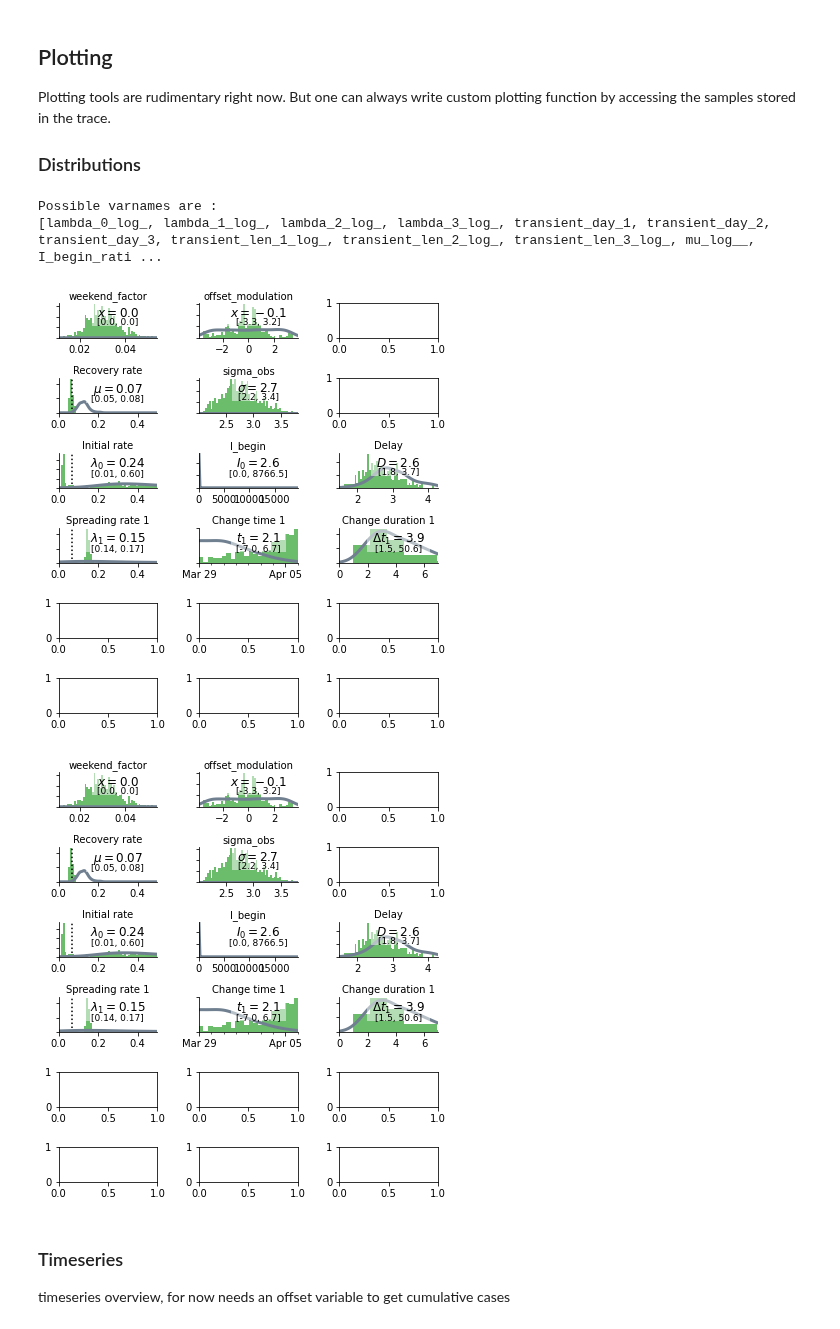
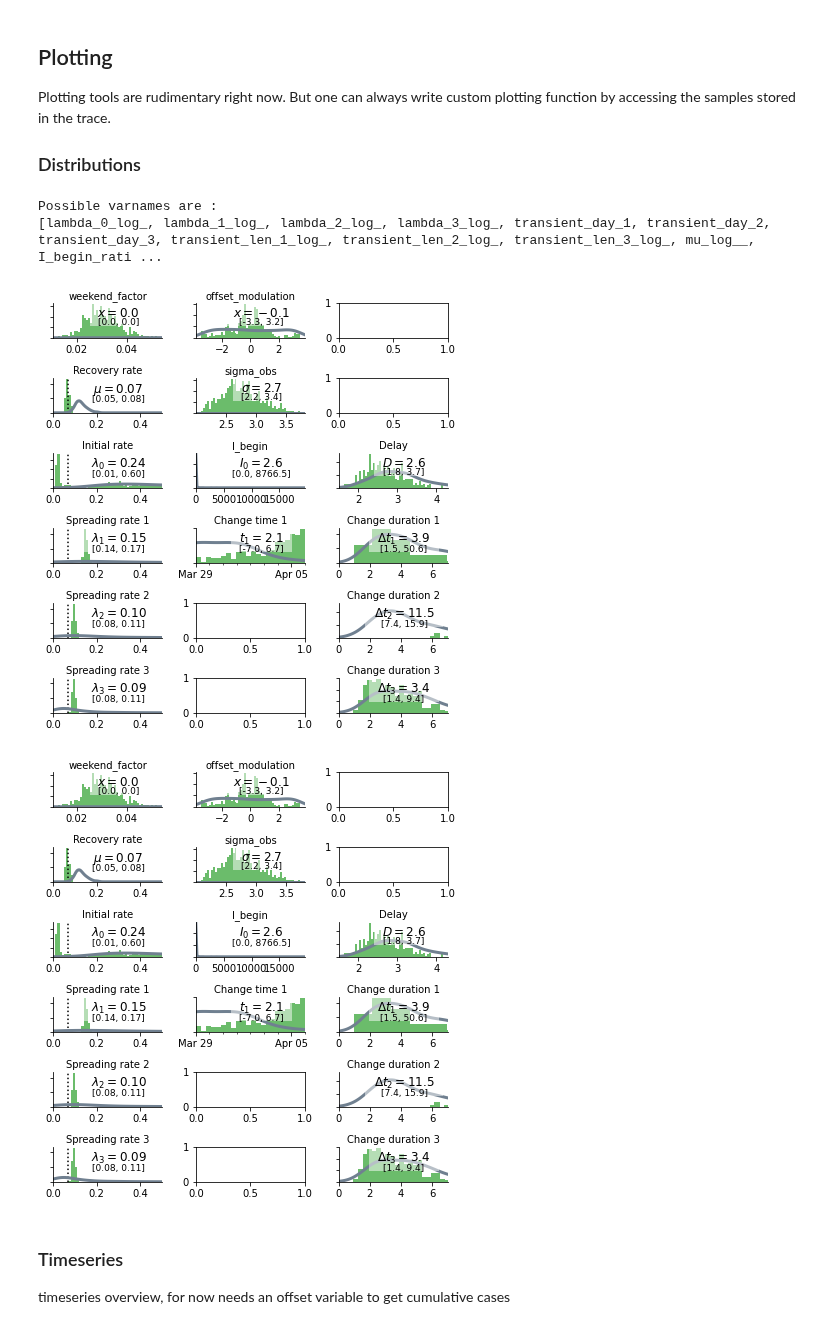
Before and after one commit to Patrick5455/Change-Point-Analysis-of-Covid19-Bayesian-Inference-SIR-SEIR-Modelling, a Jupyter notebook: dependencies/covid19_inference-master/scripts/interactive/example_one_bundesland.ipynb, the cells around one changed output. Saved outputs shown, nothing was run; the diff lists cells and outputs as text; code cells hidden in the pictures.

```diff
--- a/dependencies/covid19_inference-master/scripts/interactive/example_one_bundesland.ipynb
+++ b/dependencies/covid19_inference-master/scripts/interactive/example_one_bundesland.ipynb
@@ -383,38 +383,38 @@ by accessing the samples stored in the trace.
 ### Distributions
 # %%
 fig, axes = plt.subplots(6, 3, figsize=(6, 6.4))
-varnames = varnames = this_model.free_RVs #this_model.untransformed_freeRVs
+varnames = this_model.free_RVs #this_model.untransformed_freeRVs
 print("Possible varnames are :")
 print(varnames)
 for i, key in enumerate(
     # left column
-    ["weekend_factor", "mu", "lambda_0", "lambda_1"] #"lambda_2", "lambda_3"]
+    ["weekend_factor", "mu", "lambda_0", "lambda_1" ,"lambda_2", "lambda_3"]
 ):
     cov19.plot._distribution(this_model, model1, key, ax=axes[i, 0]) #replcae trace with model1
 for i, key in enumerate(
     # mid column
     [
         "offset_modulation",
         "sigma_obs",
         "I_begin",
         "transient_day_1",
         #"transient_day_2",
         #"transient_day_3",
     ]
 ):
     cov19.plot._distribution(this_model, model1, key, ax=axes[i, 1])
 for i, key in enumerate(
     # right column
-    ["delay", "transient_len_1"] #"transient_len_2", "transient_len_3",]
+    ["delay", "transient_len_1","transient_len_2", "transient_len_3",]
 ):
     cov19.plot._distribution(this_model, model1, key, ax=axes[i + 2, 2])
 fig.tight_layout()
 fig #To print in jupyter notebook
 # %% [output]
 Possible varnames are :
 [lambda_0_log_, lambda_1_log_, lambda_2_log_, lambda_3_log_, transient_day_1, transient_day_2, transient_day_3, transient_len_1_log_, transient_len_2_log_, transient_len_3_log_, mu_log__, I_begin_rati ...
-[figure, old version]
+[figure, new version]
-[figure, old version]
+[figure, new version]
 # %% [markdown]
 
 ### Timeseries
```
Also changed, not shown: parts of 2 cells of this notebook.
